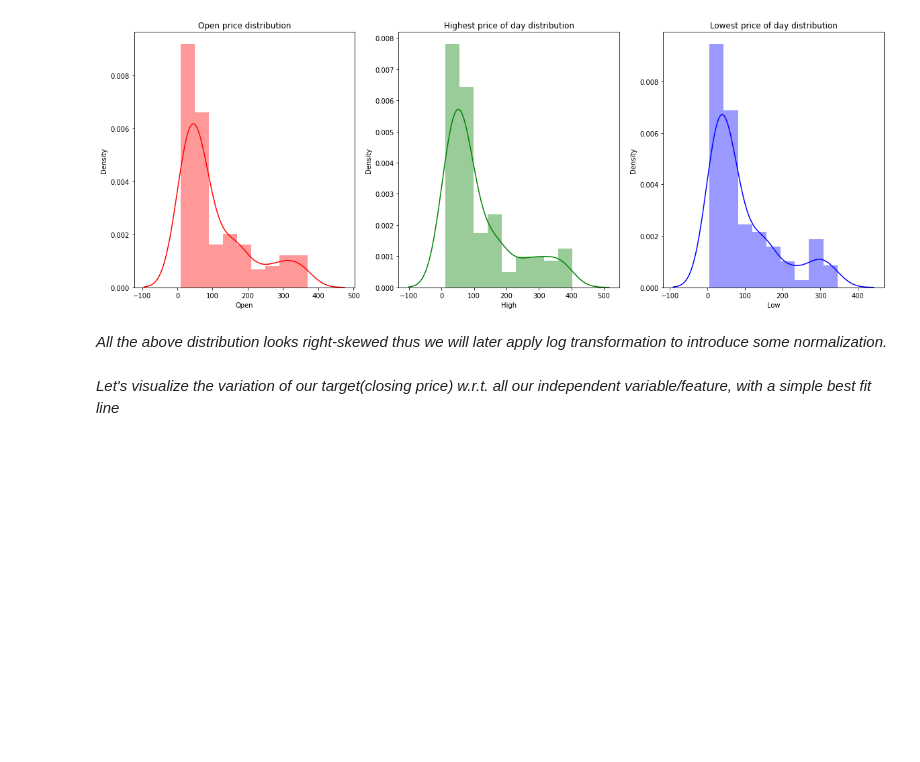
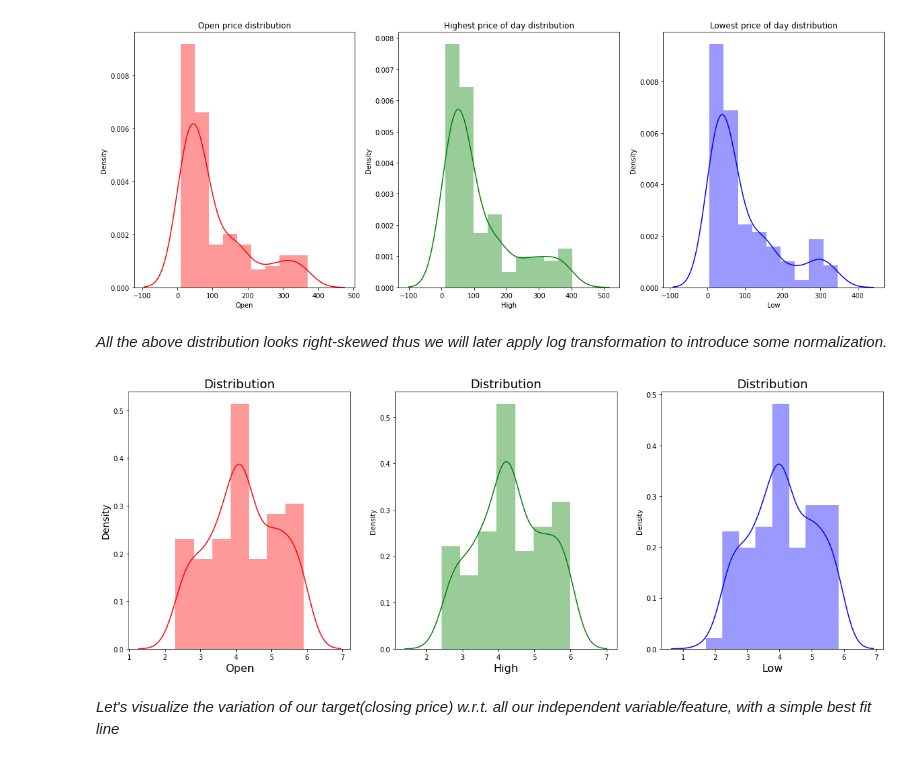
Before and after one commit to akashsinghsharma/almabetter-MLYesBank-RegressionProject, a Jupyter notebook: YES_BANK_Stock_closing_price_prediction.ipynb, the cells around one changed output. Drawn from its saved outputs; the diff is of its cells as text; code cells hidden in the pictures; blank space fills up the shorter version.

```diff
--- a/YES_BANK_Stock_closing_price_prediction.ipynb
+++ b/YES_BANK_Stock_closing_price_prediction.ipynb
@@ -223,6 +232,28 @@ Text(0.5, 1.0, 'Lowest price of day distribution')
 [figure]
 # %% [markdown]
 *All the above distribution looks right-skewed thus we will later apply log transformation to introduce some normalization.*
+# %%
+plt.figure(figsize = (20,7))
+
+plt.subplot(1, 3, 1)
+sns.distplot(np.log(yes_df['Open']), color = 'Red')
+plt.title('Distribution', fontsize=18)
+plt.xlabel('Open', fontsize= 16)
+plt.ylabel('Density', fontsize=14)
+
+plt.subplot(1, 3, 2)
+sns.distplot(np.log(yes_df['High']), color = 'Green')
+plt.title('Distribution', fontsize=18)
+plt.xlabel('High', fontsize= 16)
+
+plt.subplot(1, 3, 3)
+sns.distplot(np.log(yes_df['Low']), color = 'Blue')
+plt.title('Distribution', fontsize=18)
+plt.xlabel('Low', fontsize= 16)
+
+plt.show()
+# %% [output]
+[figure, added]
 # %% [markdown]
 *Let's visualize the variation of our target(closing price) w.r.t. all our independent variable/feature, with a simple best fit line*
 # %%
```
Also changed, not shown: parts of 12 cells of this notebook.
